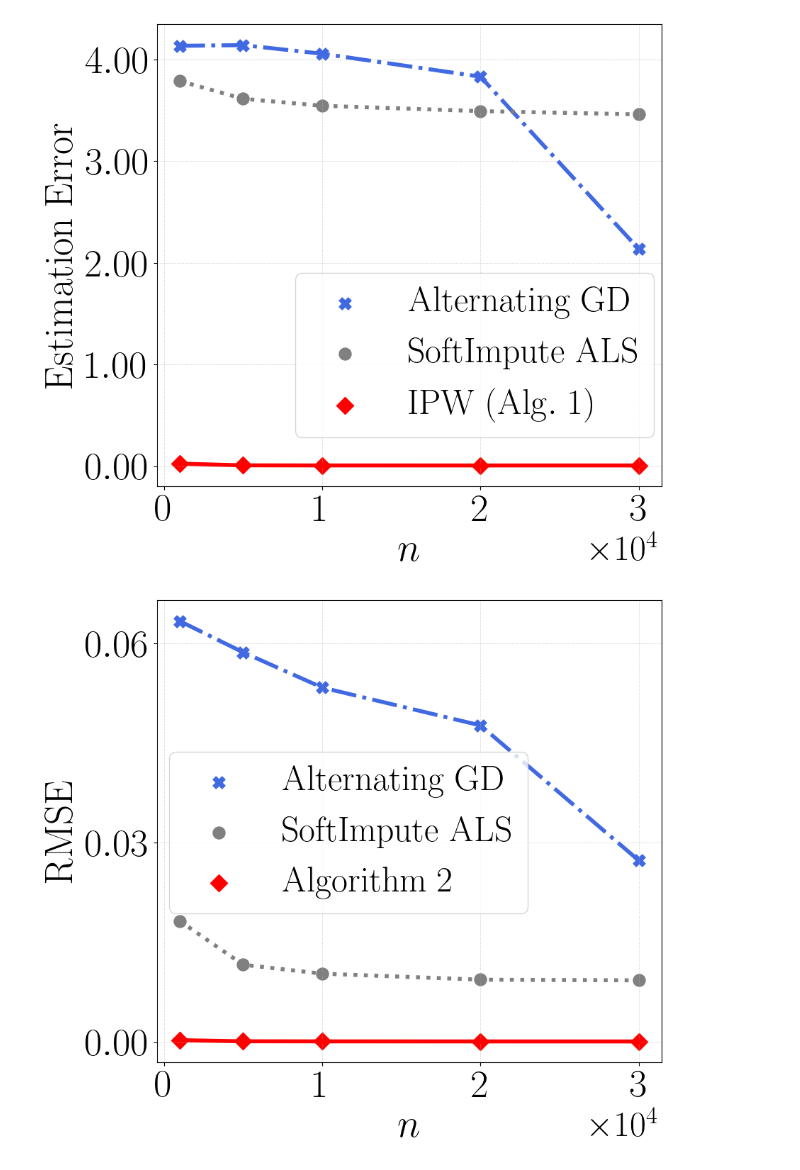
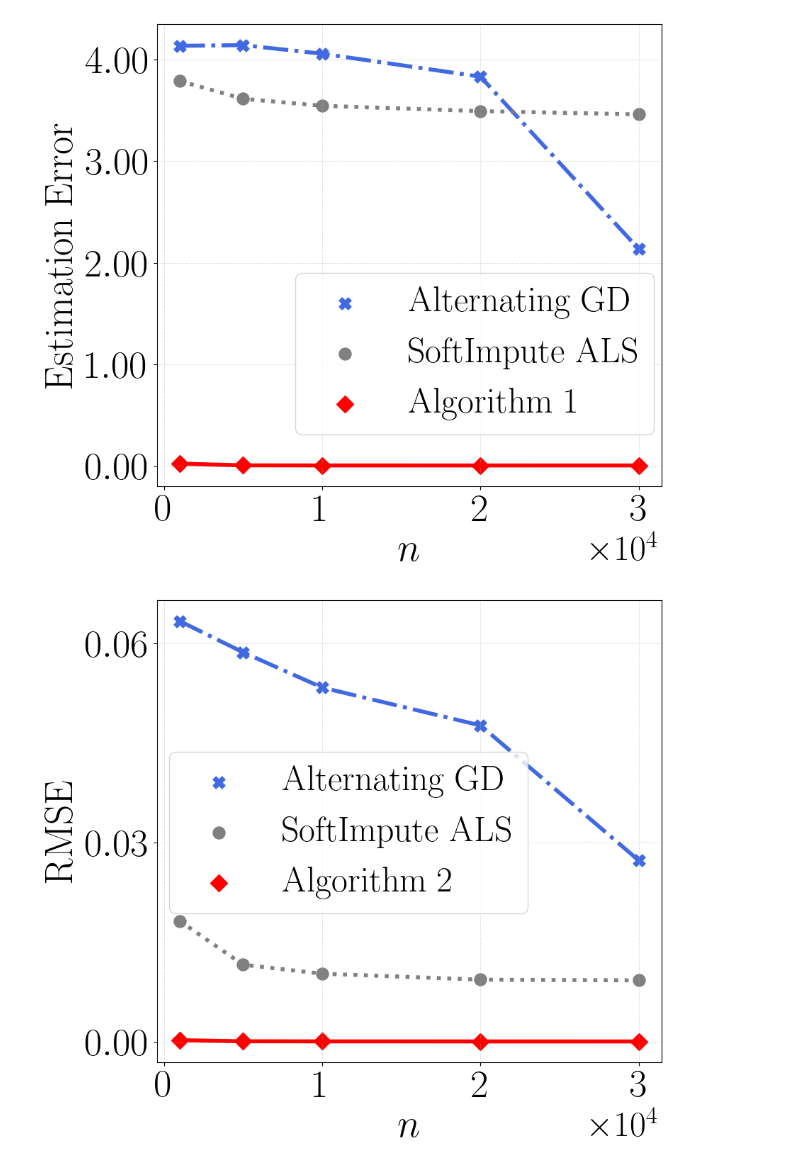
Before and after one commit to VirtuosoResearch/Matrix-completion-from-ultrasparse-samples, a Jupyter notebook: revised_figures/five_entries_per_row.ipynb, the cells around one changed output. Saved outputs shown, nothing was run; the diff lists cells and outputs as text; code cells hidden in the pictures.

```diff
--- a/revised_figures/five_entries_per_row.ipynb
+++ b/revised_figures/five_entries_per_row.ipynb
@@ -31,35 +31,35 @@ f, ax = plt.subplots(figsize=(9,8))
 #print(ob2_err_mean)
 #print(err_mean)
 plt.plot(d1, alt_GD, lw=4, color='royalblue',ls="dashdot" )
 plt.plot(d1, softimpute_als, lw=4, color='grey', ls="dotted")
 #plt.plot(d1, nuclear_reg, lw=3, color='gold', ls="dashed")
 plt.plot(d1, iipw, color='red',lw=4)
 
 plt.scatter(d1, alt_GD, s=150, color='royalblue', label=r"$\mathrm{Alternating~GD}$", marker="X")
 plt.scatter(d1, softimpute_als, s=150, color='grey', label=r"$\mathrm{SoftImpute~ALS}$", marker="o")
 #plt.scatter(d1, nuclear_reg, s=100, color='gold', label=r"$\mathrm{Nuclear~norm~reg.}$")
-plt.scatter(d1, iipw, s=150, color='red', label=r"$\mathrm{IPW~(Alg.~1)}$", marker="D")
+plt.scatter(d1, iipw, s=150, color='red', label=r"$\mathrm{Algorithm~1}$", marker="D")
 
 plt.xlabel(r"$n$", fontsize=40)
 plt.ylabel(r"$\mathrm{Estimation~Error}$", fontsize=40)
 
 xticks = [0, 10000, 20000, 30000]
 plt.xticks(xticks, fontsize=40)
 plt.ticklabel_format(style='sci', scilimits=(0,0), axis='x')
 plt.yticks([0,1,2,3,4],[r'$\mathrm{0.00}$', r'$\mathrm{1.00}$', r'$\mathrm{2.00}$', r'$\mathrm{3.00}$', r'$\mathrm{4.00}$'],fontsize=40)
 ax.xaxis.get_offset_text().set_fontsize(36)
 
 plt.legend(fontsize=36, loc='upper right', bbox_to_anchor=(1.02, 0.5))
 
 plt.grid(lw=0.5, ls=":")
 plt.tight_layout()
 plot_name = f"five_entries_per_row_err.pdf"
 plt.savefig(plot_name, bbox_inches='tight', format="pdf", dpi=1200)
 
 plt.show()
 plt.close()
 # %% [output]
-[figure, old version]
+[figure, new version]
 # %%
 # observed entries
 title = r'$\mathrm{Synthetic~(2~obervations)}$'
```
Also changed, not shown: 15 other files.
